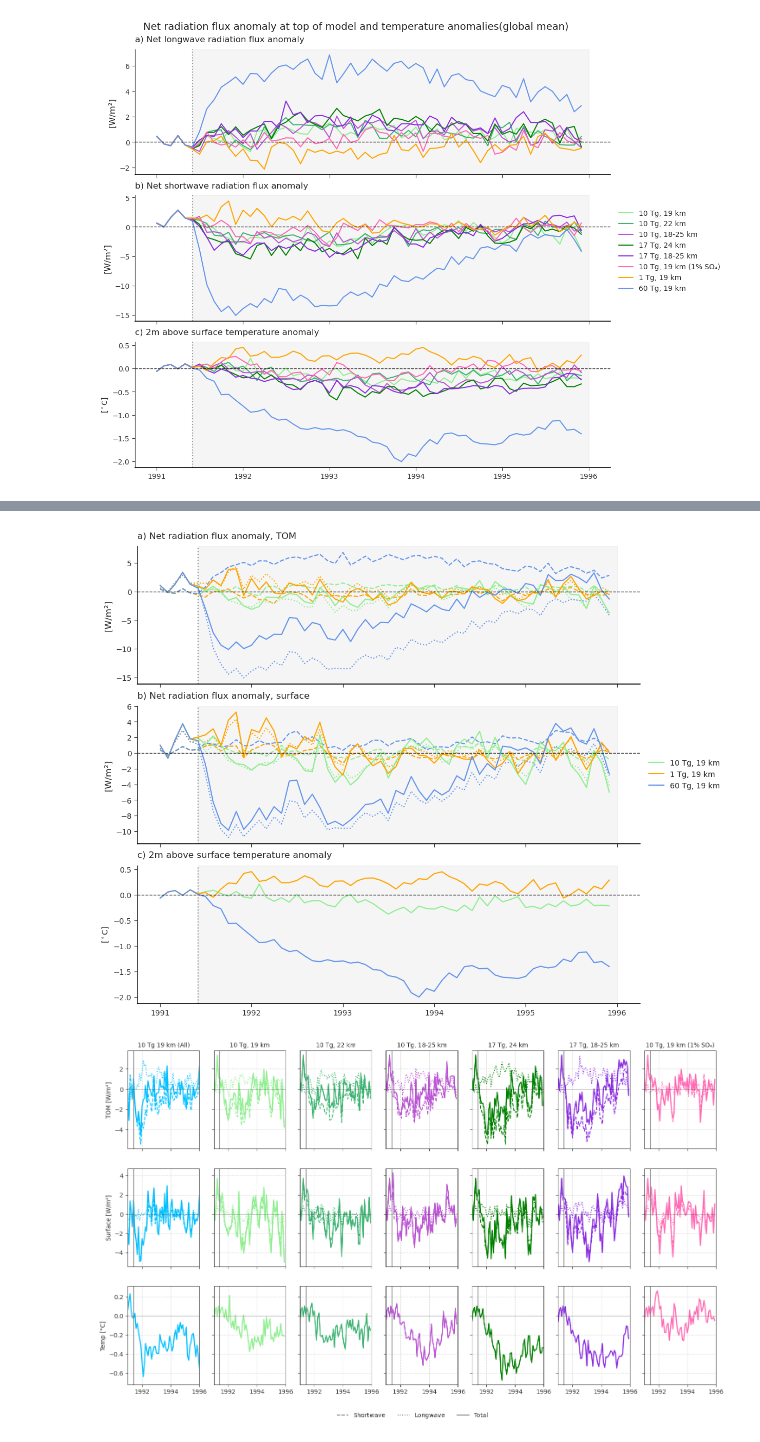
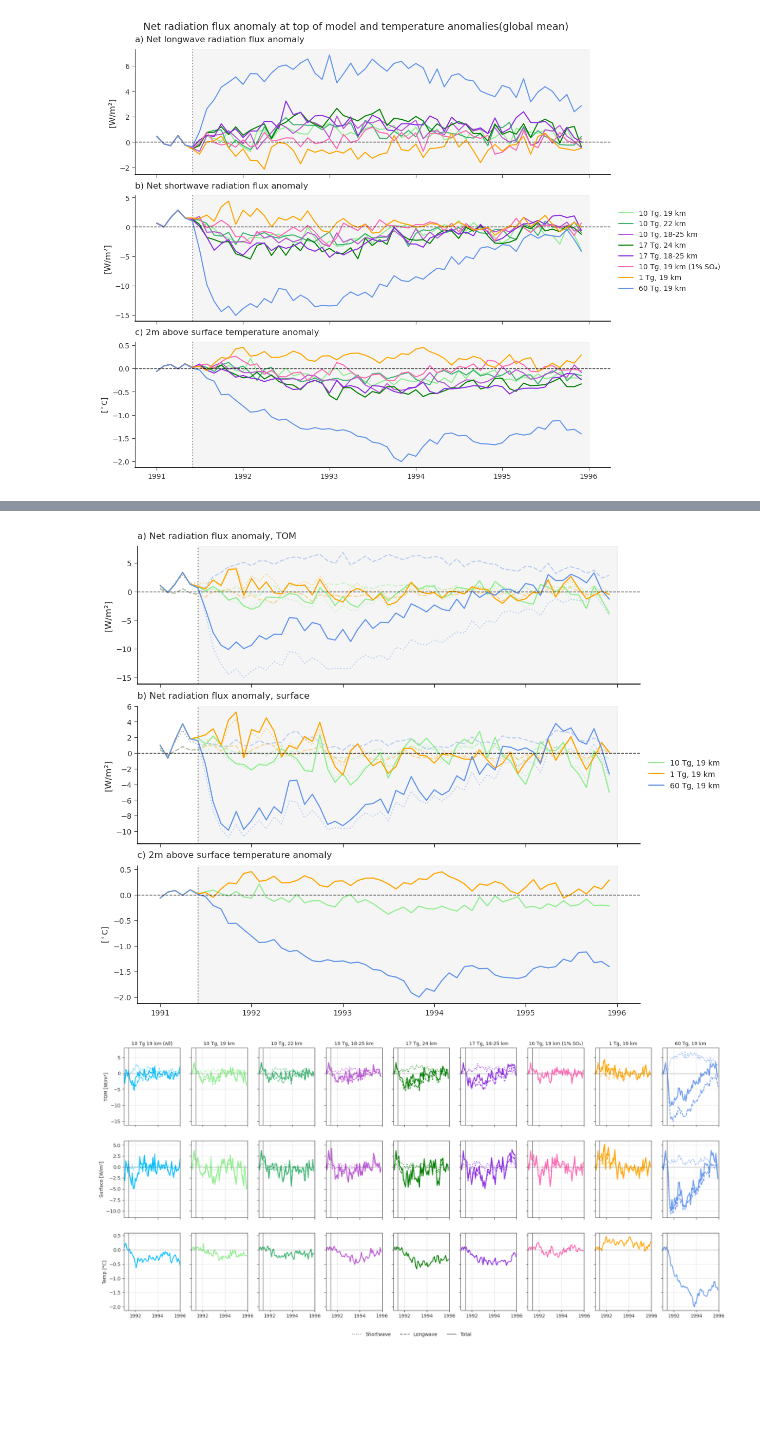
Before and after one commit to EliHHogemo/master_thesis, a Jupyter notebook: radiation.ipynb, the cells around one changed output, grey strips where cells are left out. Cells and saved outputs as stored; diff of their text form; code cells hidden in the pictures; blank space fills up the shorter version.

Commit message:
Better plots for temperature, and fixed the visibility in radiation

```diff
--- a/radiation.ipynb
+++ b/radiation.ipynb
@@ -801,14 +801,14 @@ xtick_labels = [str(y) for y in range(1991, 1997)]
 
 fig, (ax_top, ax_surf, ax_t) = plt.subplots(3, 1, figsize=(10, 9), sharex=True, constrained_layout=True)
 
-ax_top.plot(netlwtom_19_c_anom.time, netlwtom_19_c_anom,color="lightgreen", lw=1.5, linestyle = "--")
-ax_top.plot(netlwtom_1tg_anom.time, netlwtom_1tg_anom,color="orange", lw=1.5, linestyle = "--")
-ax_top.plot(netlwtom_60tg_anom.time, netlwtom_60tg_anom,color="cornflowerblue", lw=1.5, linestyle = "--")
+ax_top.plot(netlwtom_19_c_anom.time, netlwtom_19_c_anom,color="lightgreen", lw=1.5, linestyle = "--", alpha=0.4)
+ax_top.plot(netlwtom_1tg_anom.time, netlwtom_1tg_anom,color="orange", lw=1.5, linestyle = "--", alpha=0.4)
+ax_top.plot(netlwtom_60tg_anom.time, netlwtom_60tg_anom,color="cornflowerblue", lw=1.5, linestyle = "--", alpha=0.4)
 ax_top.set_ylabel("[W/m²]", fontsize=12)
 
-ax_top.plot(netswtom_19_c_anom.time, netswtom_19_c_anom,color="lightgreen", lw=1.5, linestyle = ":")
-ax_top.plot(netswtom_1tg_anom.time, netswtom_1tg_anom,color="orange", lw = 1.5, linestyle = ":")
-ax_top.plot(netswtom_60tg_anom.time, netswtom_60tg_anom,color="cornflowerblue", lw=1.5, linestyle = ":")
+ax_top.plot(netswtom_19_c_anom.time, netswtom_19_c_anom,color="lightgreen", lw=1.5, linestyle = ":", alpha=0.4)
+ax_top.plot(netswtom_1tg_anom.time, netswtom_1tg_anom,color="orange", lw = 1.5, linestyle = ":", alpha=0.4)
+ax_top.plot(netswtom_60tg_anom.time, netswtom_60tg_anom,color="cornflowerblue", lw=1.5, linestyle = ":", alpha=0.4)
 ax_top.set_ylabel("[W/m²]", fontsize=12)
 
 ax_top.plot(total_tom_19_c.time, total_tom_19_c,color="lightgreen", lw=1.5)
@@ -816,14 +816,14 @@ ax_top.plot(total_tom_1tg.time, total_tom_1tg,color="orange", lw = 1.5)
 ax_top.plot(total_tom_60tg.time, total_tom_60tg,color="cornflowerblue", lw=1.5)
 ax_top.set_ylabel("[W/m²]", fontsize=12)
 
-ax_surf.plot(netlwsurf_19_c_anom.time, netlwsurf_19_c_anom,color="lightgreen", lw=1.5, linestyle = "--")
-ax_surf.plot(netlwsurf_1tg_anom.time, netlwsurf_1tg_anom,color="orange", lw=1.5, linestyle = "--")
-ax_surf.plot(netlwsurf_60tg_anom.time, netlwsurf_60tg_anom,color="cornflowerblue", lw=1.5, linestyle = "--")
+ax_surf.plot(netlwsurf_19_c_anom.time, netlwsurf_19_c_anom,color="lightgreen", lw=1.5, linestyle = "--", alpha=0.4)
+ax_surf.plot(netlwsurf_1tg_anom.time, netlwsurf_1tg_anom,color="orange", lw=1.5, linestyle = "--", alpha=0.4)
+ax_surf.plot(netlwsurf_60tg_anom.time, netlwsurf_60tg_anom,color="cornflowerblue", lw=1.5, linestyle = "--", alpha=0.4)
 ax_surf.set_ylabel("[W/m²]", fontsize=12)
 
-ax_surf.plot(netswsurf_19_c_anom.time, netswsurf_19_c_anom,color="lightgreen", lw=1.5, linestyle = ":")
-ax_surf.plot(netswsurf_1tg_anom.time, netswsurf_1tg_anom,color="orange", lw = 1.5, linestyle = ":")
-ax_surf.plot(netswsurf_60tg_anom.time, netswsurf_60tg_anom,color="cornflowerblue", lw=1.5, linestyle = ":")
+ax_surf.plot(netswsurf_19_c_anom.time, netswsurf_19_c_anom,color="lightgreen", lw=1.5, linestyle = ":", alpha=0.4)
+ax_surf.plot(netswsurf_1tg_anom.time, netswsurf_1tg_anom,color="orange", lw = 1.5, linestyle = ":", alpha=0.4)
+ax_surf.plot(netswsurf_60tg_anom.time, netswsurf_60tg_anom,color="cornflowerblue", lw=1.5, linestyle = ":", alpha=0.4)
 ax_surf.set_ylabel("[W/m²]", fontsize=12)
 
 ax_surf.plot(total_surf_19_c.time, total_surf_19_c,color="lightgreen", lw=1.5)
@@ -865,7 +865,7 @@ fig.legend(
 
 plt.show()
 # %% [output]
-[figure, old version]
+[figure, new version]
 # %%
 experiments = [
     (netswtom_anom, netlwtom_anom, total_tom_19, netswsurf_anom, netlwsurf_anom, total_surf_19, temp_19_anom, "deepskyblue", "10 Tg 19 km (All)"),
@@ -875,8 +875,8 @@ experiments = [
     (netswtom_24_anom, netlwtom_24_anom, total_tom_24, netswsurf_24_anom, netlwsurf_24_anom, total_surf_24, t_anom_24, "green", "17 Tg, 24 km"),
     (netswtom_1825_17tg_anom, netlwtom_1825_17tg_anom, total_tom_1825_17tg, netswsurf_1825_17tg_anom, netlwsurf_1825_17tg_anom, total_surf_1825_17tg, t_anom_1825_17tg, "blueviolet", "17 Tg, 18-25 km"),
     (netswtom_1pr_anom, netlwtom_1pr_anom, total_tom_1pr, netswsurf_1pr_anom, netlwsurf_1pr_anom, total_surf_1pr, t_anom_1pr, "hotpink", "10 Tg, 19 km (1% SO₄)"),
-   # (netswtom_1tg_anom, netlwtom_1tg_anom, total_tom_1tg, netswsurf_1tg_anom, netlwsurf_1tg_anom, total_surf_1tg, t_anom_1tg, "orange", "1 Tg, 19 km"),
-   # (netswtom_60tg_anom, netlwtom_60tg_anom, total_tom_60tg, netswsurf_60tg_anom, netlwsurf_60tg_anom, total_surf_60tg, t_anom_60tg, "cornflowerblue", "60 Tg, 19 km")
+    (netswtom_1tg_anom, netlwtom_1tg_anom, total_tom_1tg, netswsurf_1tg_anom, netlwsurf_1tg_anom, total_surf_1tg, t_anom_1tg, "orange", "1 Tg, 19 km"),
+    (netswtom_60tg_anom, netlwtom_60tg_anom, total_tom_60tg, netswsurf_60tg_anom, netlwsurf_60tg_anom, total_surf_60tg, t_anom_60tg, "cornflowerblue", "60 Tg, 19 km")
 ]
 
 num_exps = len(experiments)
@@ -893,33 +893,33 @@ for i, (sw_t, lw_t, tot_t, sw_s, lw_s, tot_s, tmp, color, name) in enumerate(exp
 
     ax_surf = axes[1, i]
     sw_s.plot(ax=ax_surf, color=color, ls="--")
     lw_s.plot(ax=ax_surf, color=color, ls=":")
     tot_s.plot(ax=ax_surf, color=color, ls="-", lw=1.8)
     ax_surf.set_title("")
 
     ax_temp = axes[2, i]
     tmp.plot(ax=ax_temp, color=color, lw=1.8)
     ax_temp.set_title("")
 
     for ax in [ax_tom, ax_surf, ax_temp]:
         ax.grid(True, linestyle='--', alpha=0.7)
         ax.axvline(x=eruption_date, color="gray", linestyle="-", lw=1.5, alpha=0.8)
 
         ax.axhline(0, color="black", lw=0.6, alpha=0.4)
         ax.set_xlabel("")
         ax.set_ylabel("")
         ax.set_xlim(start_date, end_date)
 
 axes[0, 0].set_ylabel("TOM [W/m²]", fontsize=10)
 axes[1, 0].set_ylabel("Surface [W/m²]", fontsize=10)
 axes[2, 0].set_ylabel("Temp [°C]", fontsize=10)
 
-custom_lines = [Line2D([0], [0], color='gray', ls='--'),
-                Line2D([0], [0], color='gray', ls=':'),
+custom_lines = [Line2D([0], [0], color='gray', ls=':'),
+                Line2D([0], [0], color='gray', ls='--'),
                 Line2D([0], [0], color='gray', ls='-')]
 fig.legend(custom_lines, ['Shortwave', 'Longwave', 'Total'],
            loc='lower center', ncol=3, frameon=False, bbox_to_anchor=(0.5, 0.02))
 
 plt.show()
 # %% [output]
-[figure, old version]
+[figure, new version]
```
Also changed, not shown: parts of 2 cells of this notebook, 1 other file.
